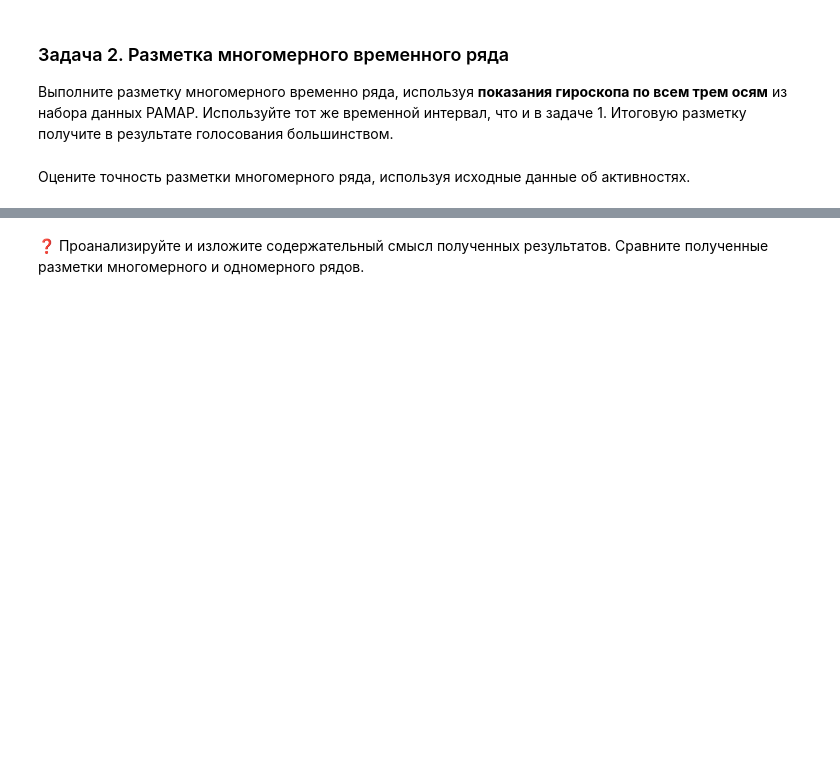
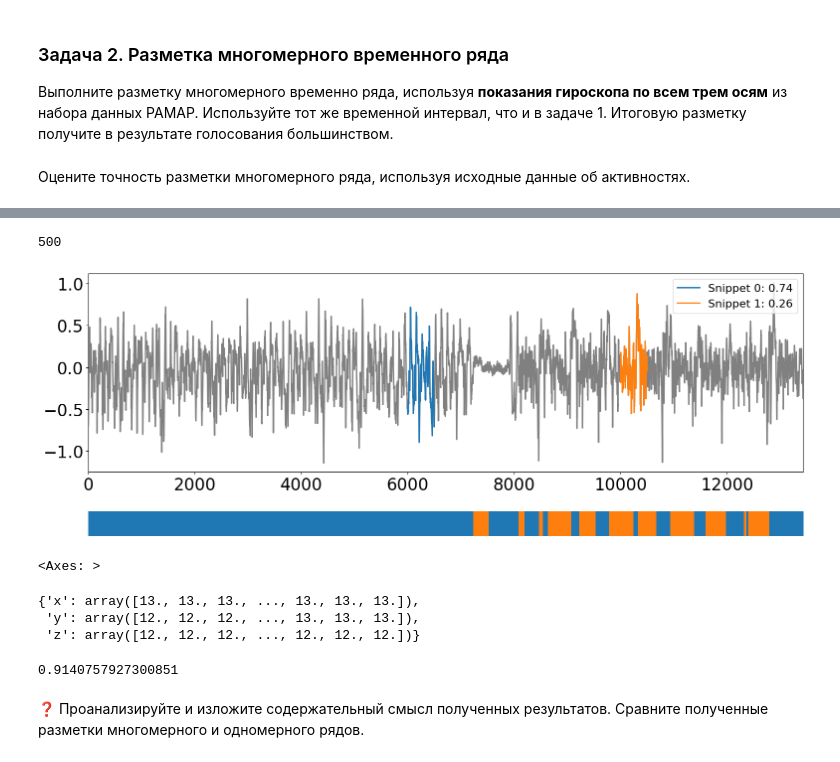
Before and after one commit to CootKin/2023-Kutyushkin-TimeSeriesCourse, a Jupyter notebook: practice/05 Snippets/05 Snippets.ipynb, the cells around one changed output, grey strips where cells are left out. Cells and saved outputs as stored; diff of their text form; code cells hidden in the pictures; blank space fills up the shorter version.

```diff
--- a/practice/05 Snippets/05 Snippets.ipynb
+++ b/practice/05 Snippets/05 Snippets.ipynb
@@ -109,0 +127,6 @@ print(accuracy_score(pred_labels, labels))
+# %%
+plot_snippets(ts[:,2], snp["z"])
+# %% [output]
+500
+[figure, added]
+<Axes: >
@@ -109,0 +151,6 @@ print(accuracy_score(pred_labels, labels))
+# %%
+preds
+# %% [output]
+{'x': array([13., 13., 13., ..., 13., 13., 13.]),
+ 'y': array([12., 12., 12., ..., 13., 13., 13.]),
+ 'z': array([12., 12., 12., ..., 12., 12., 12.])}
@@ -110,2 +159,6 @@ print(accuracy_score(pred_labels, labels))
+# %%
+print(accuracy_score(voted_preds, labels))
+# %% [output]
+0.9140757927300851
 # %% [markdown]
 ❓ Проанализируйте и изложите содержательный смысл полученных результатов. Сравните полученные разметки многомерного и одномерного рядов.
```
Also changed, not shown: parts of 12 cells of this notebook.
